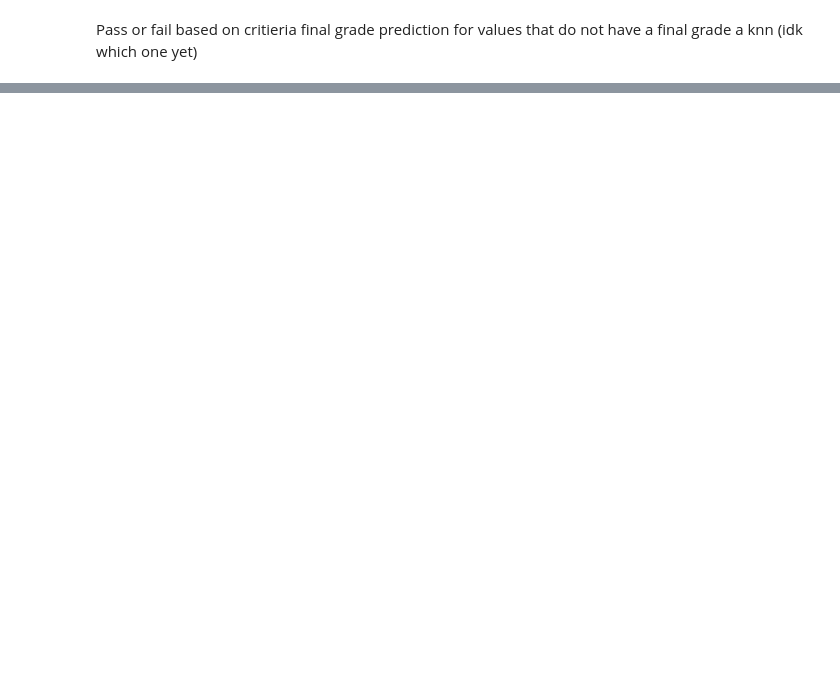
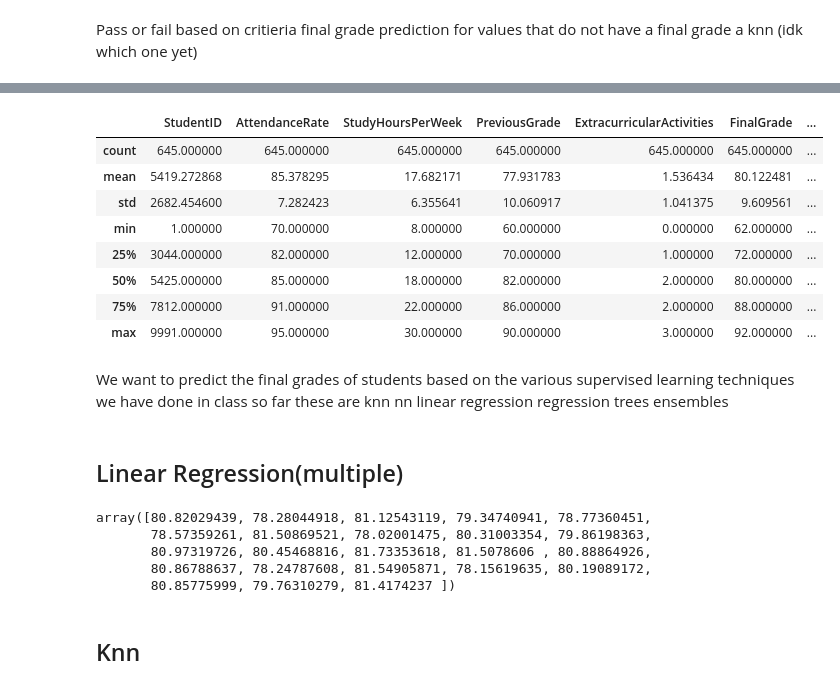
Before and after one commit to zanedotmp4/MLFInalProject, a Jupyter notebook: main.ipynb, the cells around one changed output, grey strips where cells are left out. Saved outputs shown, nothing was run; the diff lists cells and outputs as text; code cells hidden in the pictures; blank space fills up the shorter version.

Commit message:
added linear regression and started knn

```diff
--- a/main.ipynb
+++ b/main.ipynb
@@ -69,0 +68,22 @@ X_train, X_test, y_train, y_test = train_test_split(
+# %%
+reduced_performace.describe()
+# %% [output]
+|  | StudentID | AttendanceRate | StudyHoursPerWeek | PreviousGrade | ExtracurricularActivities | FinalGrade | ... |
+| count | 645.000000 | 645.000000 | 645.000000 | 645.000000 | 645.000000 | 645.000000 | ... |
+| mean | 5419.272868 | 85.378295 | 17.682171 | 77.931783 | 1.536434 | 80.122481 | ... |
+| std | 2682.454600 | 7.282423 | 6.355641 | 10.060917 | 1.041375 | 9.609561 | ... |
+| min | 1.000000 | 70.000000 | 8.000000 | 60.000000 | 0.000000 | 62.000000 | ... |
+| 25% | 3044.000000 | 82.000000 | 12.000000 | 70.000000 | 1.000000 | 72.000000 | ... |
+| 50% | 5425.000000 | 85.000000 | 18.000000 | 82.000000 | 2.000000 | 80.000000 | ... |
+| 75% | 7812.000000 | 91.000000 | 22.000000 | 86.000000 | 2.000000 | 88.000000 | ... |
+| max | 9991.000000 | 95.000000 | 30.000000 | 90.000000 | 3.000000 | 92.000000 | ... |
+# %% [markdown]
+We want to predict the final grades of students based on the various supervised learning techniques we have done in class so far
+these are
+knn
+nn
+linear regression
+regression trees
+ensembles
+# %% [markdown]
+## Linear Regression(multiple)
@@ -69,0 +92,20 @@ X_train, X_test, y_train, y_test = train_test_split(
+# %%
+#define dependent and independent variables
+variables =['StudyHoursPerWeek', 'AttendanceRate', 'PreviousGrade','Attendance_(%)','ExtracurricularActivities','Study_Hours'
+            ,'Online_Classes_Taken','ParentalSupport_Low','ParentalSupport_Medium','Gender_Male']
+X=reduced_performace[variables]
+X_train, X_test, y_train, y_test = train_test_split(X, y, test_size=0.3, random_state=42)
+y=reduced_performace[['FinalGrade']]
+regr = linear_model.LinearRegression()
+regr.fit(X_train, y_train)
+finalsGradePredictor= pd.get_dummies(finalsGradePredictor,drop_first=True,columns=['ParentalSupport','Gender'])
+predictedFinal = regr.predict(finalsGradePredictor[variables])
+predictedFinal
+# %% [output]
+array([80.82029439, 78.28044918, 81.12543119, 79.34740941, 78.77360451,
+       78.57359261, 81.50869521, 78.02001475, 80.31003354, 79.86198363,
+       80.97319726, 80.45468816, 81.73353618, 81.5078606 , 80.88864926,
+       80.86788637, 78.24787608, 81.54905871, 78.15619635, 80.19089172,
+       80.85775999, 79.76310279, 81.4174237 ])
+# %% [markdown]
+## Knn
```
Also changed, not shown: parts of 10 cells of this notebook.
